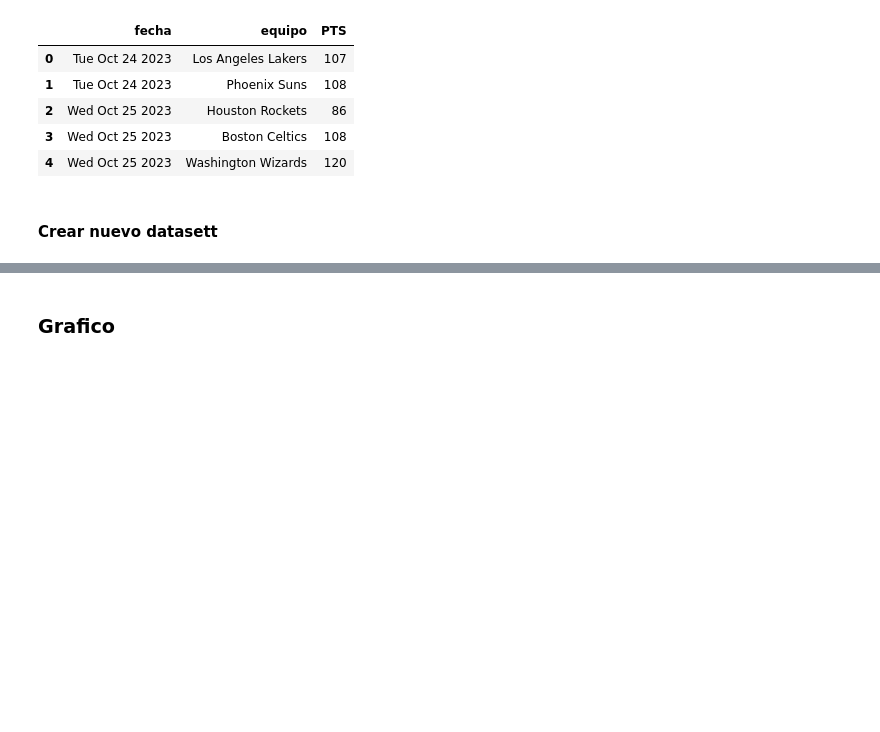
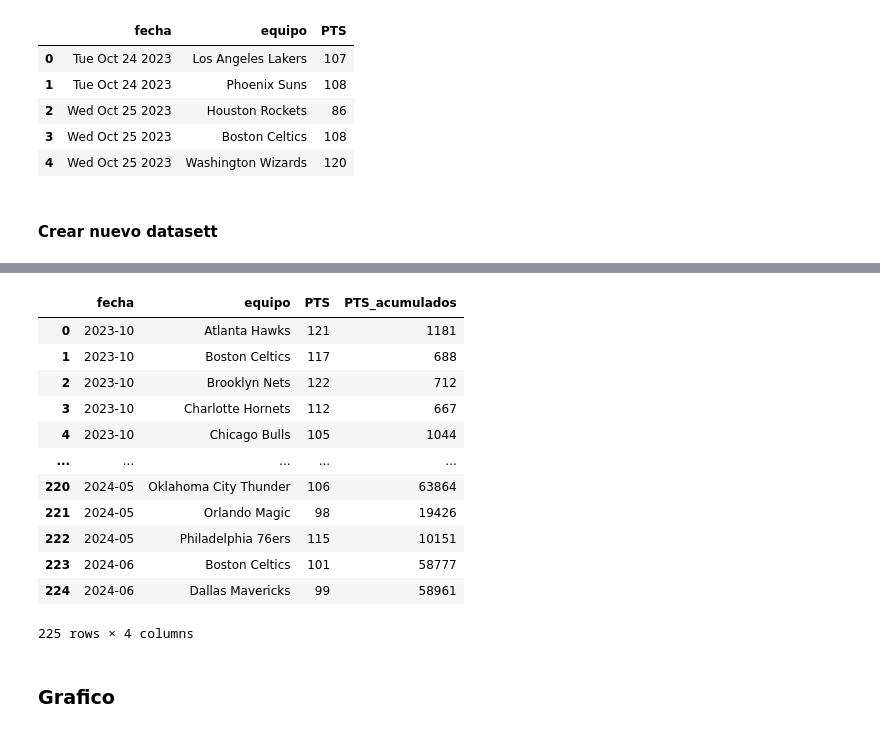
Before and after one commit to tperezv2004/proyecto.github.io, a Jupyter notebook: asses/py/limpieza.ipynb, the cells around one changed output, grey strips where cells are left out. Cells and saved outputs as stored; diff of their text form; code cells hidden in the pictures; blank space fills up the shorter version.

```diff
--- a/asses/py/limpieza.ipynb
+++ b/asses/py/limpieza.ipynb
@@ -288,3 +300,23 @@ df['PTS_acumulados'] = df.groupby('equipo')['PTS'].cumsum()
+# %%
+# Convertir la columna 'PTS' a entero
+df_agrupado['PTS'] = df_agrupado['PTS'].astype(int)
+
+df_agrupado = df_agrupado.rename(columns={'mes': 'fecha'})
+df_agrupado
+# %% [output]
+|  | fecha | equipo | PTS | PTS_acumulados |
+| 0 | 2023-10 | Atlanta Hawks | 121 | 1181 |
+| 1 | 2023-10 | Boston Celtics | 117 | 688 |
+| 2 | 2023-10 | Brooklyn Nets | 122 | 712 |
+| 3 | 2023-10 | Charlotte Hornets | 112 | 667 |
+| 4 | 2023-10 | Chicago Bulls | 105 | 1044 |
+| ... | ... | ... | ... | ... |
+| 220 | 2024-05 | Oklahoma City Thunder | 106 | 63864 |
+| 221 | 2024-05 | Orlando Magic | 98 | 19426 |
+| 222 | 2024-05 | Philadelphia 76ers | 115 | 10151 |
+| 223 | 2024-06 | Boston Celtics | 101 | 58777 |
+| 224 | 2024-06 | Dallas Mavericks | 99 | 58961 |
+225 rows × 4 columns
 # %% [markdown]
 ### Grafico
 # %% [markdown]
```
Also changed, not shown: parts of 10 cells of this notebook, 7 other files.
